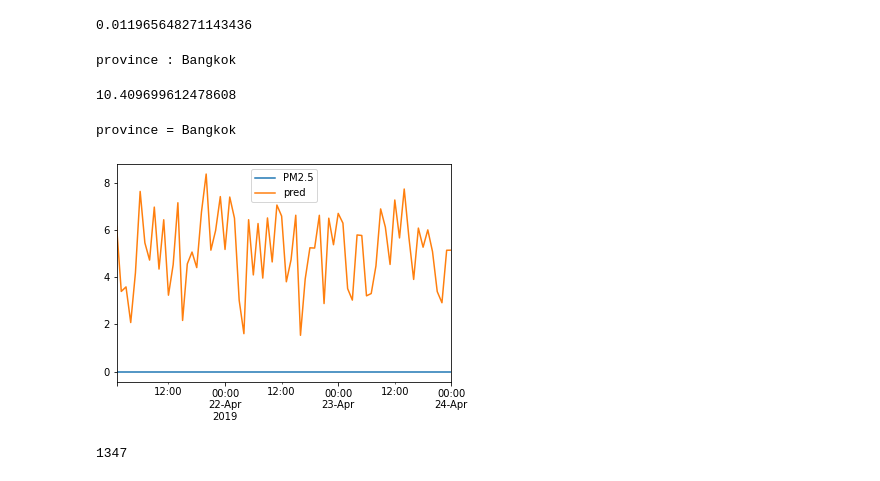
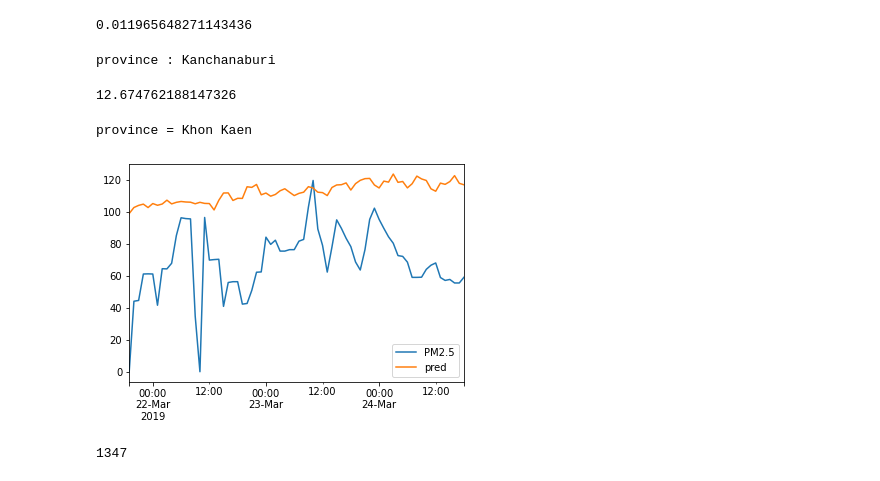
Before and after one commit to samsatp/PM25-DataScience-TermProject, a Jupyter notebook: 6. evaluation.ipynb, the cells around one changed output. Cells and saved outputs as stored; diff of their text form; code cells hidden in the pictures.

```diff
--- a/6. evaluation.ipynb
+++ b/6. evaluation.ipynb
@@ -23,8 +23,8 @@ INFO:tensorflow:Enabling control flow v2
 '2.5.0-rc1'
 # %%
 # Province and its model
-province = 'Bangkok'
-path = "./Models/Chiang Mai_run_2021_04_26-19_56_00_final_26Apr.h5"
+province = 'Kanchanaburi'
+path = "Models\Khon Kaen_run_2021_04_27-16_20_46_kind_of_final.h5"
 
 # Feature used
 feature_used = features
@@ -156,18 +156,18 @@ for i in range(len(pred)):
     rmse.append(np.sqrt(mse(p, y_t)))
 np.mean(rmse)
 # %% [output]
-province : Bangkok
+province : Kanchanaburi
-10.409699612478608
+12.674762188147326
 # %%
-i = 134
+i = 13
 print('province =',province)
 h = y_train_scalers[province].inverse_transform(pred[i].numpy().reshape((-1,1)))
 k = Y_test[province][i].copy()
 k['pred'] = h
 k.plot();
 # %% [output]
-province = Bangkok
+province = Khon Kaen
-[figure, old version]
+[figure, new version]
 # %%
 np.argmax(rmse)
 # %% [output]
```
Also changed, not shown: parts of 1 cell of this notebook, 9 other files.
